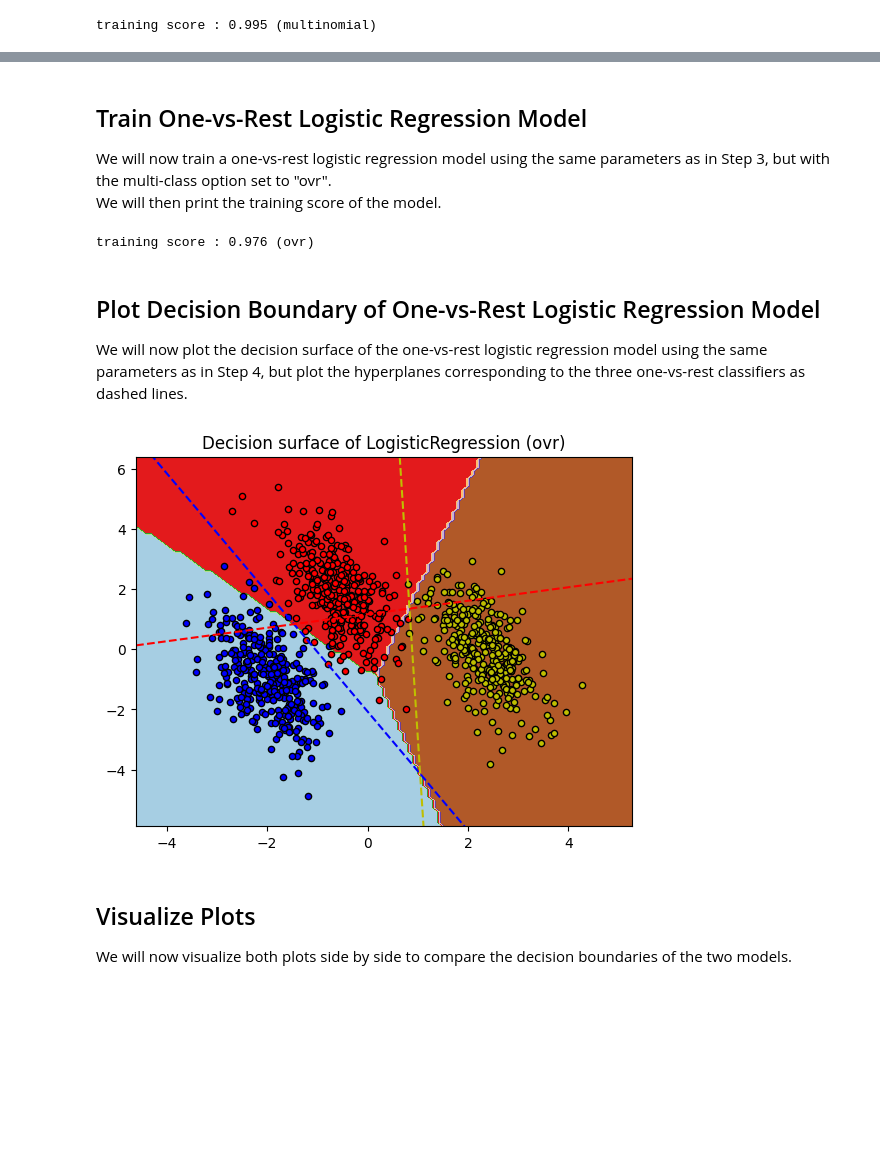
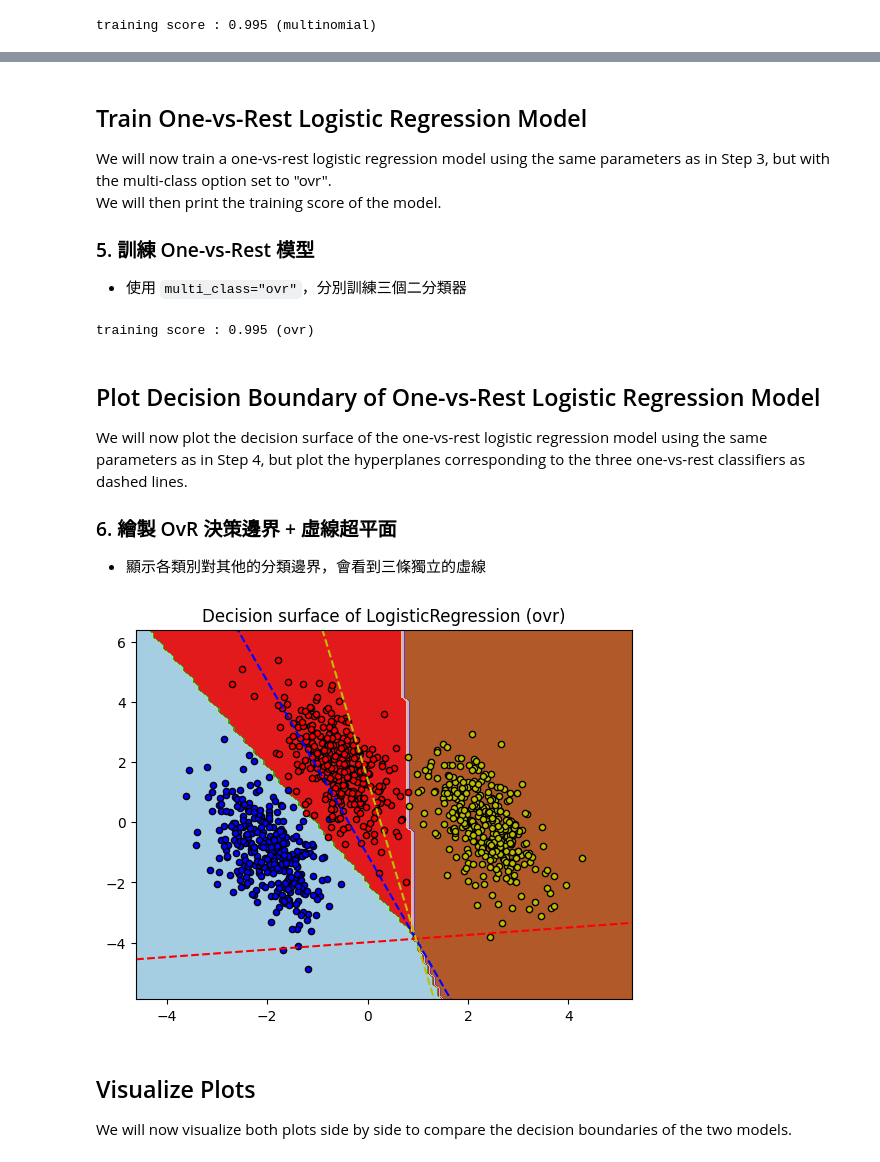
Before and after one commit to universe-ron/sklearn, a Jupyter notebook: 1_LinearModels/Plot Multinomial and One-vs-Rest Logistic Regression.ipynb, the cells around one changed output, grey strips where cells are left out. Cells and saved outputs as stored; diff of their text form; code cells hidden in the pictures; blank space fills up the shorter version.

Commit message:
Plot Multinomial and One-vs-Rest Logistic Regression v2

```diff
--- a/1_LinearModels/Plot Multinomial and One-vs-Rest Logistic Regression.ipynb
+++ b/1_LinearModels/Plot Multinomial and One-vs-Rest Logistic Regression.ipynb
@@ -25,7 +39,5 @@ We will then print the training score of the model.
 # %%
-clf = LogisticRegression(
-        solver="sag", max_iter=100, random_state=42, multi_class="multinomial"
-    ).fit(X, y)
+clf = LogisticRegression(solver="sag", max_iter=100, random_state=42).fit(X, y)
 
 print("training score : %.3f (%s)" % (clf.score(X, y), "multinomial"))
 # %% [output]
@@ -37,15 +53,11 @@ We will set the response method to "predict", the colormap to "plt.cm.Paired", a
 # %%
 _, ax = plt.subplots()
-DecisionBoundaryDisplay.from_estimator(
-        clf, X, response_method="predict", cmap=plt.cm.Paired, ax=ax
-    )
-plt.title("Decision surface of LogisticRegression (multinomial)")
+DecisionBoundaryDisplay.from_estimator(clf, X, response_method="predict", cmap=plt.cm.Paired, ax=ax)
+plt.title("Multinomial Logistic Regression")
 plt.axis("tight")
 
 colors = "bry"
 for i, color in zip(clf.classes_, colors):
-        idx = np.where(y == i)
-        plt.scatter(
-            X[idx, 0], X[idx, 1], c=color, cmap=plt.cm.Paired, edgecolor="black", s=20
-        )
+    idx = np.where(y == i)
+    plt.scatter(X[idx, 0], X[idx, 1], c=color, edgecolor="black", s=20)
 # %% [output]
@@ -54,47 +66,50 @@ for i, color in zip(clf.classes_, colors):
 ## Train One-vs-Rest Logistic Regression Model
 We will now train a one-vs-rest logistic regression model using the same parameters as in Step 3, but with the multi-class option set to "ovr". <br>
 We will then print the training score of the model.
+<br>
+### 5. 訓練 One-vs-Rest 模型
+- 使用 `multi_class="ovr"`，分別訓練三個二分類器
 # %%
 clf = LogisticRegression(
-        solver="sag", max_iter=100, random_state=42, multi_class="ovr"
-    ).fit(X, y)
+        solver="sag", max_iter=100, random_state=42).fit(X, y)
 
 print("training score : %.3f (%s)" % (clf.score(X, y), "ovr"))
 # %% [output]
-training score : 0.976 (ovr)
+training score : 0.995 (ovr)
 # %% [markdown]
 ## Plot Decision Boundary of One-vs-Rest Logistic Regression Model
 We will now plot the decision surface of the one-vs-rest logistic regression model using the same parameters as in Step 4, but plot the hyperplanes corresponding to the three one-vs-rest classifiers as dashed lines.
+<br>
+### 6. 繪製 OvR 決策邊界 + 虛線超平面
+- 顯示各類別對其他的分類邊界，會看到三條獨立的虛線
 # %%
 _, ax = plt.subplots()
 DecisionBoundaryDisplay.from_estimator(
         clf, X, response_method="predict", cmap=plt.cm.Paired, ax=ax
     )
 plt.title("Decision surface of LogisticRegression (ovr)")
 plt.axis("tight")
 
 colors = "bry"
 for i, color in zip(clf.classes_, colors):
         idx = np.where(y == i)
-        plt.scatter(
-            X[idx, 0], X[idx, 1], c=color, cmap=plt.cm.Paired, edgecolor="black", s=20
-        )
+        plt.scatter(X[idx, 0], X[idx, 1], color=color, edgecolor="black", s=20)
 
 xmin, xmax = plt.xlim()
 ymin, ymax = plt.ylim()
 coef = clf.coef_
 intercept = clf.intercept_
 
 def plot_hyperplane(c, color):
         def line(x0):
             return (-(x0 * coef[c, 0]) - intercept[c]) / coef[c, 1]
 
         plt.plot([xmin, xmax], [line(xmin), line(xmax)], ls="--", color=color)
 
 for i, color in zip(clf.classes_, colors):
         plot_hyperplane(i, color)
 # %% [output]
-[figure, old version]
+[figure, new version]
 # %% [markdown]
 ## Visualize Plots
 We will now visualize both plots side by side to compare the decision boundaries of the two models.
```
Also changed, not shown: parts of 7 cells of this notebook.
